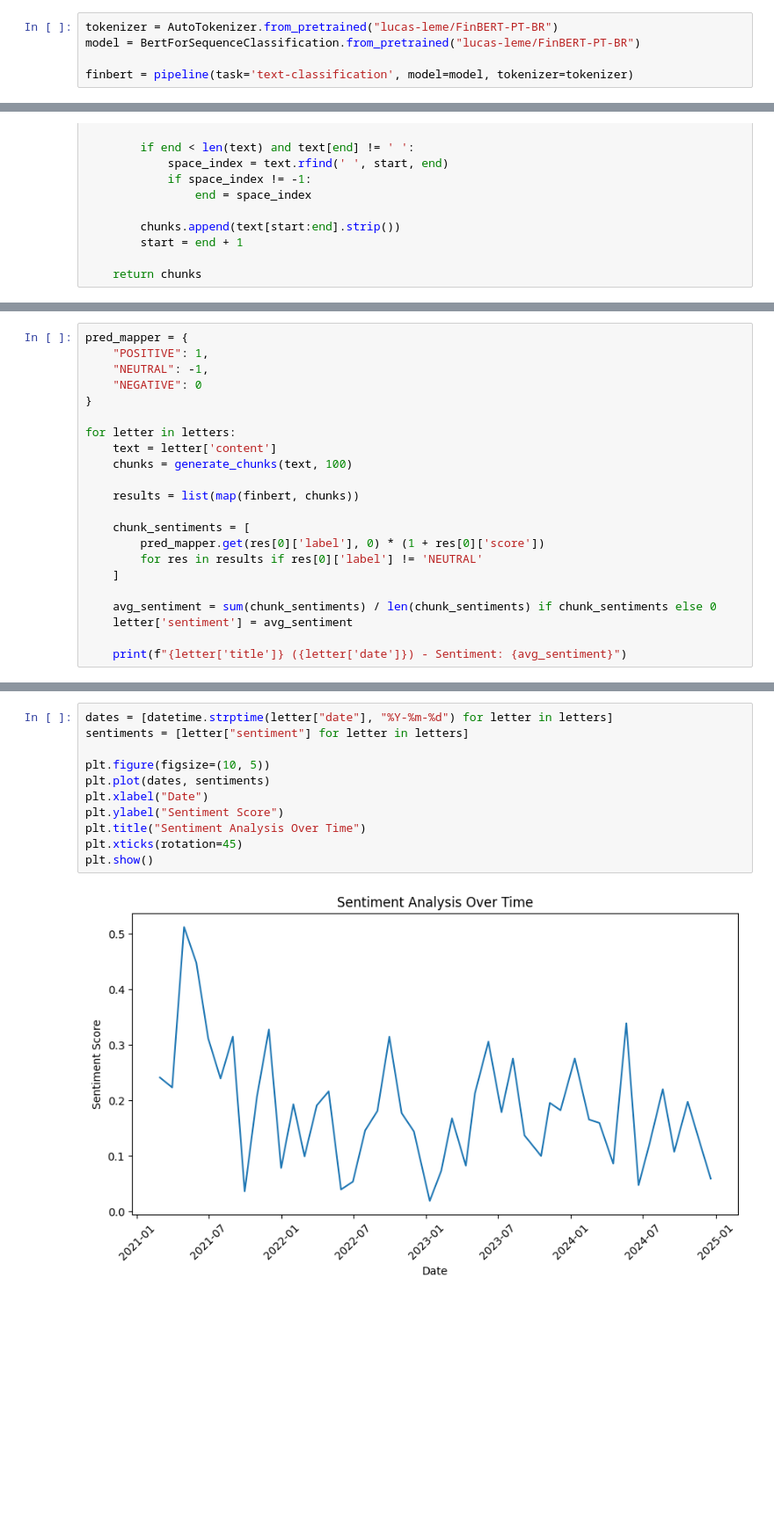
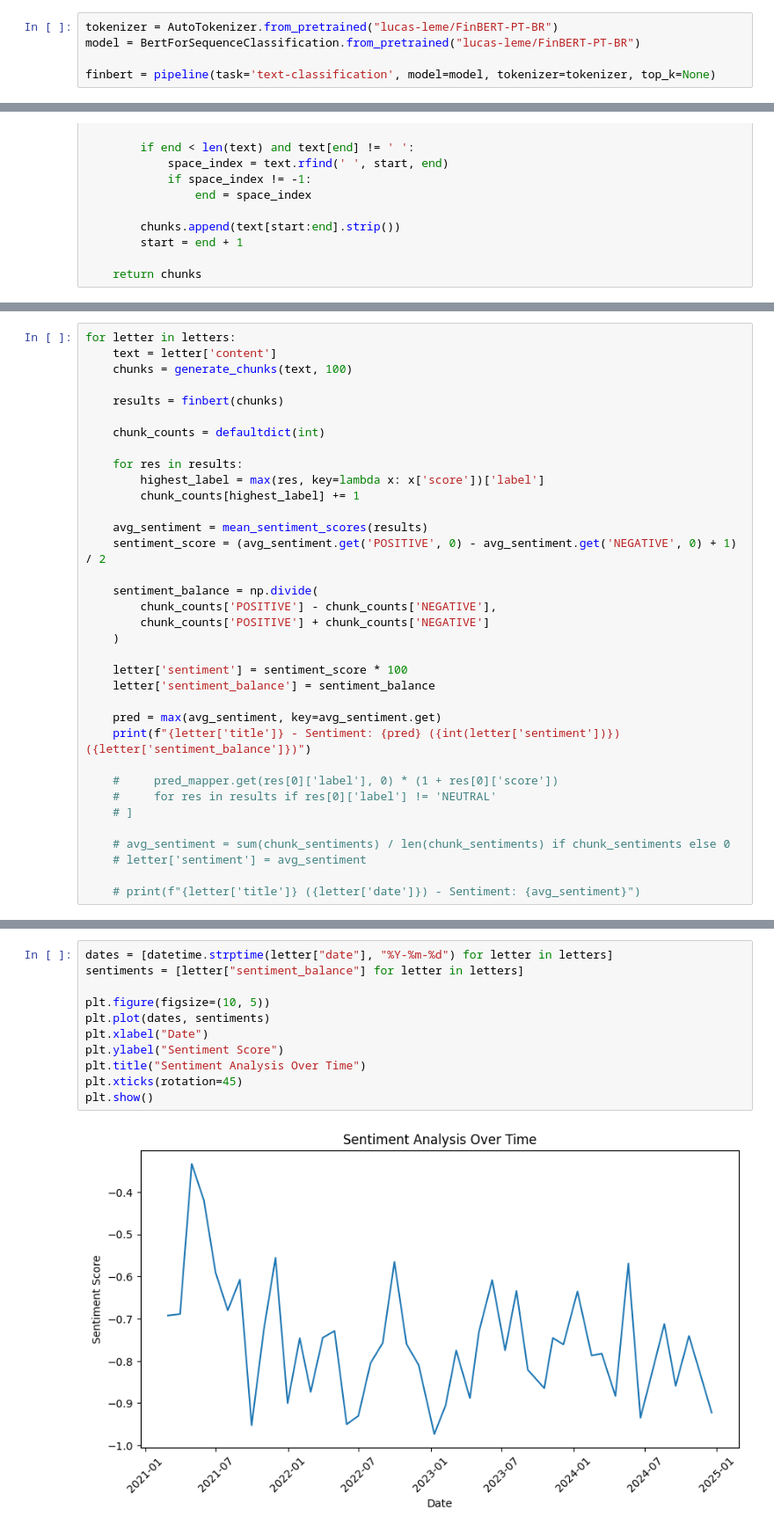
Before and after one commit to ianaraujo/bert-finance-sentiment, a Jupyter notebook: notebooks/encore_sentiment.ipynb, the cells around one changed output, grey strips where cells are left out. Shown at 88% size. Saved outputs shown, nothing was run; the diff lists cells and outputs as text; blank space fills up the shorter version.

Commit message:
Sentiment calculation

```diff
--- a/notebooks/encore_sentiment.ipynb
+++ b/notebooks/encore_sentiment.ipynb
@@ -41,7 +45,7 @@ conn.close()
 tokenizer = AutoTokenizer.from_pretrained("lucas-leme/FinBERT-PT-BR")
 model = BertForSequenceClassification.from_pretrained("lucas-leme/FinBERT-PT-BR")
 
-finbert = pipeline(task='text-classification', model=model, tokenizer=tokenizer)
+finbert = pipeline(task='text-classification', model=model, tokenizer=tokenizer, top_k=None)
 # %% [output]
 Device set to use cuda:0
 # %%
@@ -88,23 +108,36 @@ Chunk 142: por assistir até agora e até o mês e ano que vem Feliz Natal para
 # %%
-pred_mapper = {
-    "POSITIVE": 1,
-    "NEUTRAL": -1,
-    "NEGATIVE": 0
-}
-
 for letter in letters:
     text = letter['content']
     chunks = generate_chunks(text, 100)
 
-    results = list(map(finbert, chunks))
+    results = finbert(chunks)
 
-    chunk_sentiments = [
-        pred_mapper.get(res[0]['label'], 0) * (1 + res[0]['score'])
-        for res in results if res[0]['label'] != 'NEUTRAL'
-    ]
+    chunk_counts = defaultdict(int)
 
-    avg_sentiment = sum(chunk_sentiments) / len(chunk_sentiments) if chunk_sentiments else 0
-    letter['sentiment'] = avg_sentiment
+    for res in results:
+        highest_label = max(res, key=lambda x: x['score'])['label']
+        chunk_counts[highest_label] += 1
 
-    print(f"{letter['title']} ({letter['date']}) - Sentiment: {avg_sentiment}")
+    avg_sentiment = mean_sentiment_scores(results)
+    sentiment_score = (avg_sentiment.get('POSITIVE', 0) - avg_sentiment.get('NEGATIVE', 0) + 1) / 2
+
+    sentiment_balance = np.divide(
+        chunk_counts['POSITIVE'] - chunk_counts['NEGATIVE'],
+        chunk_counts['POSITIVE'] + chunk_counts['NEGATIVE']
+    )
+
+    letter['sentiment'] = sentiment_score * 100
+    letter['sentiment_balance'] = sentiment_balance
+
+    pred = max(avg_sentiment, key=avg_sentiment.get)
+    print(f"{letter['title']} - Sentiment: {pred} ({int(letter['sentiment'])}) ({letter['sentiment_balance']})")
+
+    #     pred_mapper.get(res[0]['label'], 0) * (1 + res[0]['score'])
+    #     for res in results if res[0]['label'] != 'NEUTRAL'
+    # ]
+
+    # avg_sentiment = sum(chunk_sentiments) / len(chunk_sentiments) if chunk_sentiments else 0
+    # letter['sentiment'] = avg_sentiment
+
+    # print(f"{letter['title']} ({letter['date']}) - Sentiment: {avg_sentiment}")
 # %% [output]
@@ -128,13 +161,13 @@ Comentário mensal – Fevereiro/2021 (2021-02-28) - Sentiment: 0.24110666146645
 # %%
 dates = [datetime.strptime(letter["date"], "%Y-%m-%d") for letter in letters]
-sentiments = [letter["sentiment"] for letter in letters]
+sentiments = [letter["sentiment_balance"] for letter in letters]
 
 plt.figure(figsize=(10, 5))
 plt.plot(dates, sentiments)
 plt.xlabel("Date")
 plt.ylabel("Sentiment Score")
 plt.title("Sentiment Analysis Over Time")
 plt.xticks(rotation=45)
 plt.show()
 # %% [output]
-[figure, old version]
+[figure, new version]
```
Also changed, not shown: parts of 5 cells of this notebook.
